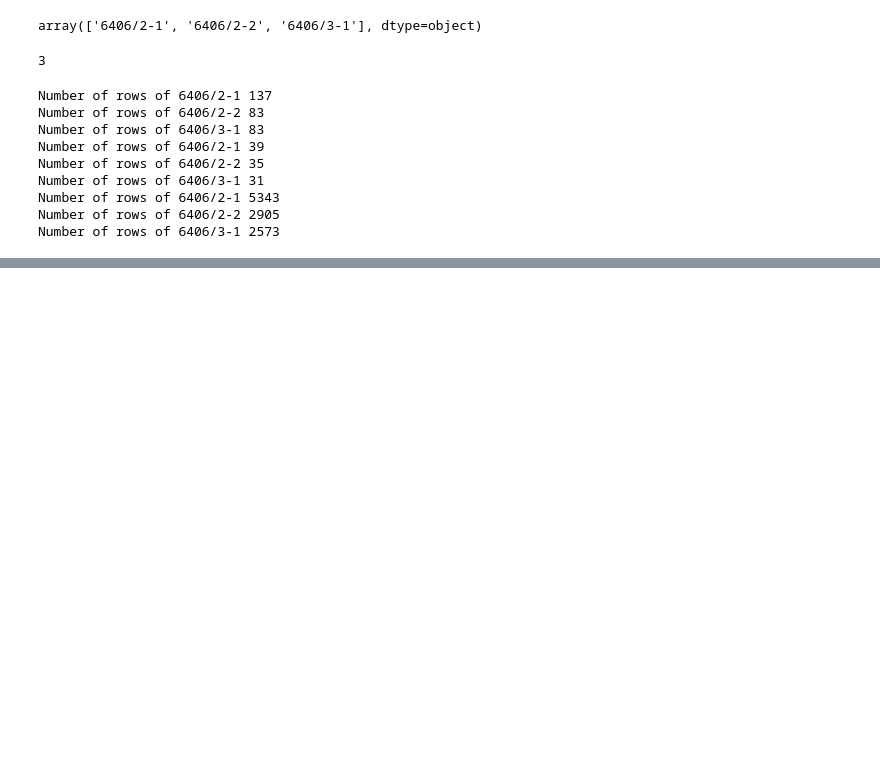
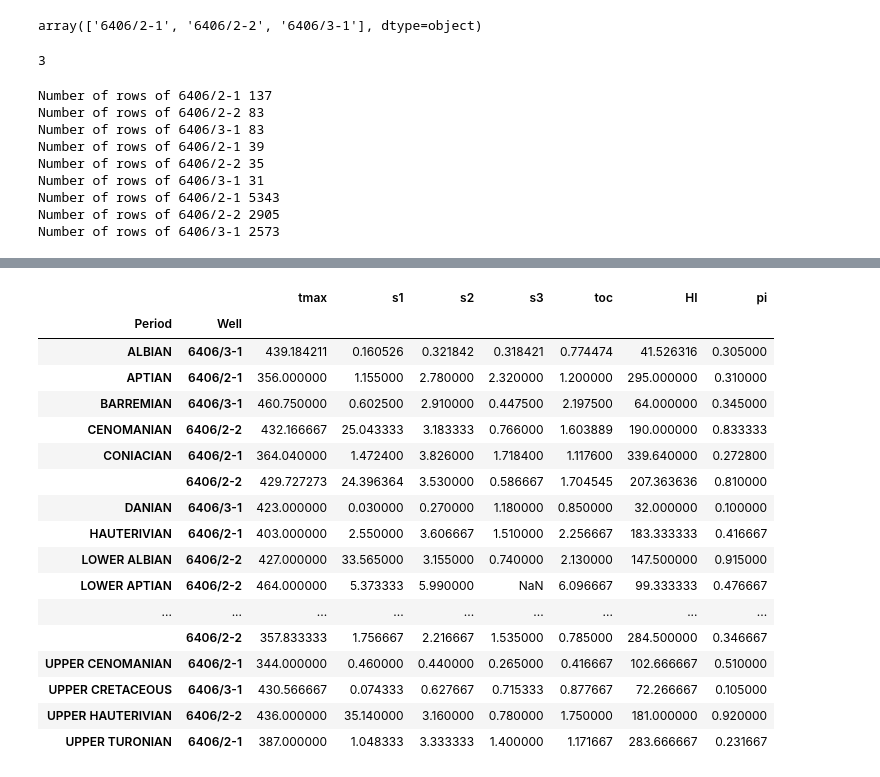
Before and after one commit to ABDunbar/Chronostrat-RE-data-merge, a Jupyter notebook: Excel_import.ipynb, the cells around one changed output, grey strips where cells are left out. Cells and saved outputs as stored; diff of their text form; code cells hidden in the pictures; blank space fills up the shorter version.

```diff
--- a/Excel_import.ipynb
+++ b/Excel_import.ipynb
@@ -106,0 +309,21 @@ with pd.ExcelWriter('combine.xlsx') as writer:  # doctest: +SKIP
+# %%
+merge.groupby(['Period','Well'])['tmax','s1','s2','s3','toc','HI','pi'].mean()
+# %% [output]
+|  |  | tmax | s1 | s2 | s3 | toc | HI | pi |
+| Period | Well |  |  |  |  |  |  |  |
+| ALBIAN | 6406/3-1 | 439.184211 | 0.160526 | 0.321842 | 0.318421 | 0.774474 | 41.526316 | 0.305000 |
+| APTIAN | 6406/2-1 | 356.000000 | 1.155000 | 2.780000 | 2.320000 | 1.200000 | 295.000000 | 0.310000 |
+| BARREMIAN | 6406/3-1 | 460.750000 | 0.602500 | 2.910000 | 0.447500 | 2.197500 | 64.000000 | 0.345000 |
+| CENOMANIAN | 6406/2-2 | 432.166667 | 25.043333 | 3.183333 | 0.766000 | 1.603889 | 190.000000 | 0.833333 |
+| CONIACIAN | 6406/2-1 | 364.040000 | 1.472400 | 3.826000 | 1.718400 | 1.117600 | 339.640000 | 0.272800 |
+|  | 6406/2-2 | 429.727273 | 24.396364 | 3.530000 | 0.586667 | 1.704545 | 207.363636 | 0.810000 |
+| DANIAN | 6406/3-1 | 423.000000 | 0.030000 | 0.270000 | 1.180000 | 0.850000 | 32.000000 | 0.100000 |
+| HAUTERIVIAN | 6406/2-1 | 403.000000 | 2.550000 | 3.606667 | 1.510000 | 2.256667 | 183.333333 | 0.416667 |
+| LOWER ALBIAN | 6406/2-2 | 427.000000 | 33.565000 | 3.155000 | 0.740000 | 2.130000 | 147.500000 | 0.915000 |
+| LOWER APTIAN | 6406/2-2 | 464.000000 | 5.373333 | 5.990000 | NaN | 6.096667 | 99.333333 | 0.476667 |
+| ... | ... | ... | ... | ... | ... | ... | ... | ... |
+|  | 6406/2-2 | 357.833333 | 1.756667 | 2.216667 | 1.535000 | 0.785000 | 284.500000 | 0.346667 |
+| UPPER CENOMANIAN | 6406/2-1 | 344.000000 | 0.460000 | 0.440000 | 0.265000 | 0.416667 | 102.666667 | 0.510000 |
+| UPPER CRETACEOUS | 6406/3-1 | 430.566667 | 0.074333 | 0.627667 | 0.715333 | 0.877667 | 72.266667 | 0.105000 |
+| UPPER HAUTERIVIAN | 6406/2-2 | 436.000000 | 35.140000 | 3.160000 | 0.780000 | 1.750000 | 181.000000 | 0.920000 |
+| UPPER TURONIAN | 6406/2-1 | 387.000000 | 1.048333 | 3.333333 | 1.400000 | 1.171667 | 283.666667 | 0.231667 |
```
Also changed, not shown: parts of 17 cells of this notebook.
